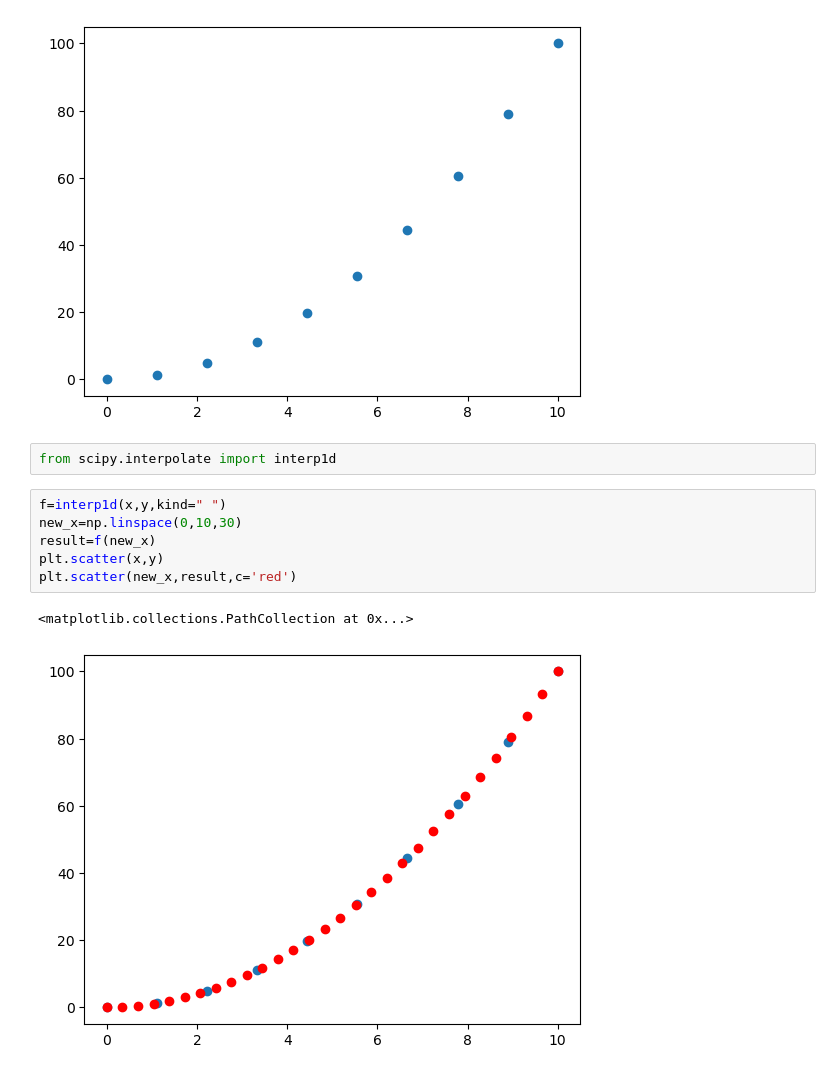
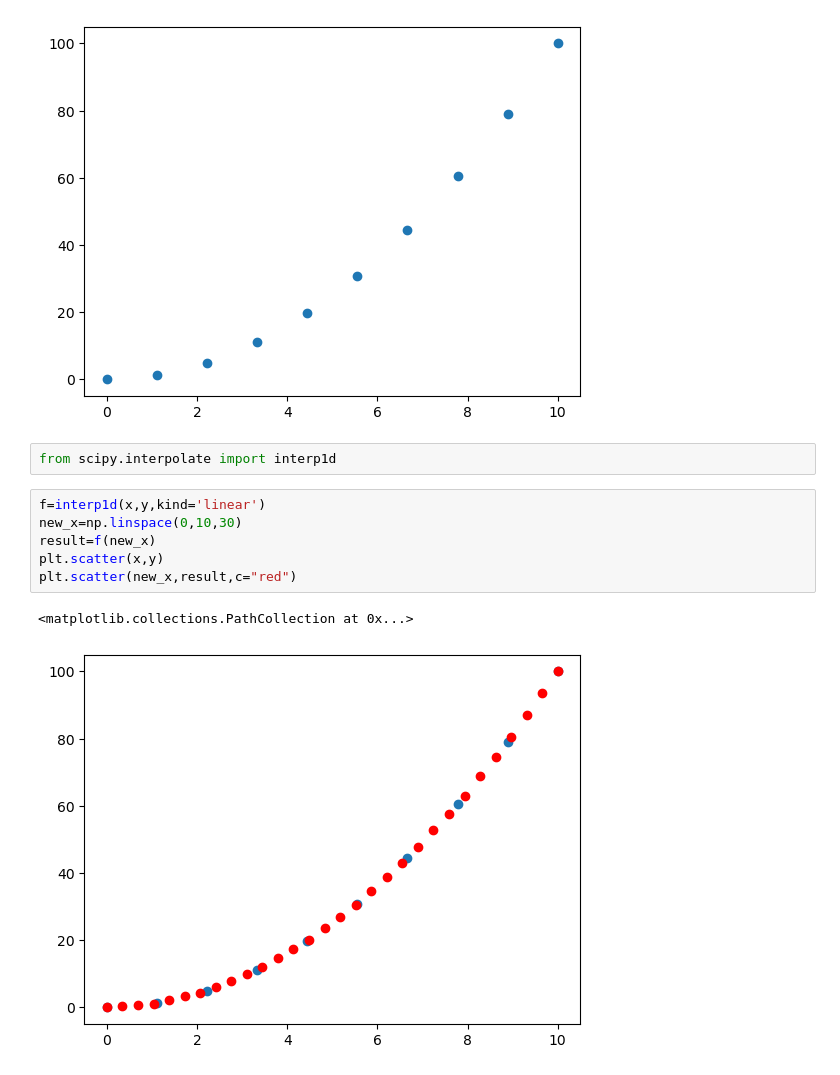
Before and after one commit to Just1919/Formation_Python_For_MachineLearning, a Jupyter notebook: Code source.ipynb, the cells around one changed output. Cells and saved outputs as stored; diff of their text form.

```diff
--- a/Code source.ipynb
+++ b/Code source.ipynb
@@ -238,14 +235,14 @@ plt.scatter(x,y)
 # %% [output]
 <matplotlib.collections.PathCollection at 0x...>
 [figure]
-# %%
-from scipy.interpolate import interp1d
-# %%
-f=interp1d(x,y,kind=" ")
-new_x=np.linspace(0,10,30)
-result=f(new_x)
-plt.scatter(x,y)
-plt.scatter(new_x,result,c='red')
-# %% [output]
-<matplotlib.collections.PathCollection at 0x...>
-[figure, removed]
+# %%
+from scipy.interpolate import interp1d
+# %%
+f=interp1d(x,y,kind='linear')
+new_x=np.linspace(0,10,30)
+result=f(new_x)
+plt.scatter(x,y)
+plt.scatter(new_x,result,c="red")
+# %% [output]
+<matplotlib.collections.PathCollection at 0x...>
+[figure, added]
```
Also changed, not shown: parts of 42 cells of this notebook, 1 other file.
